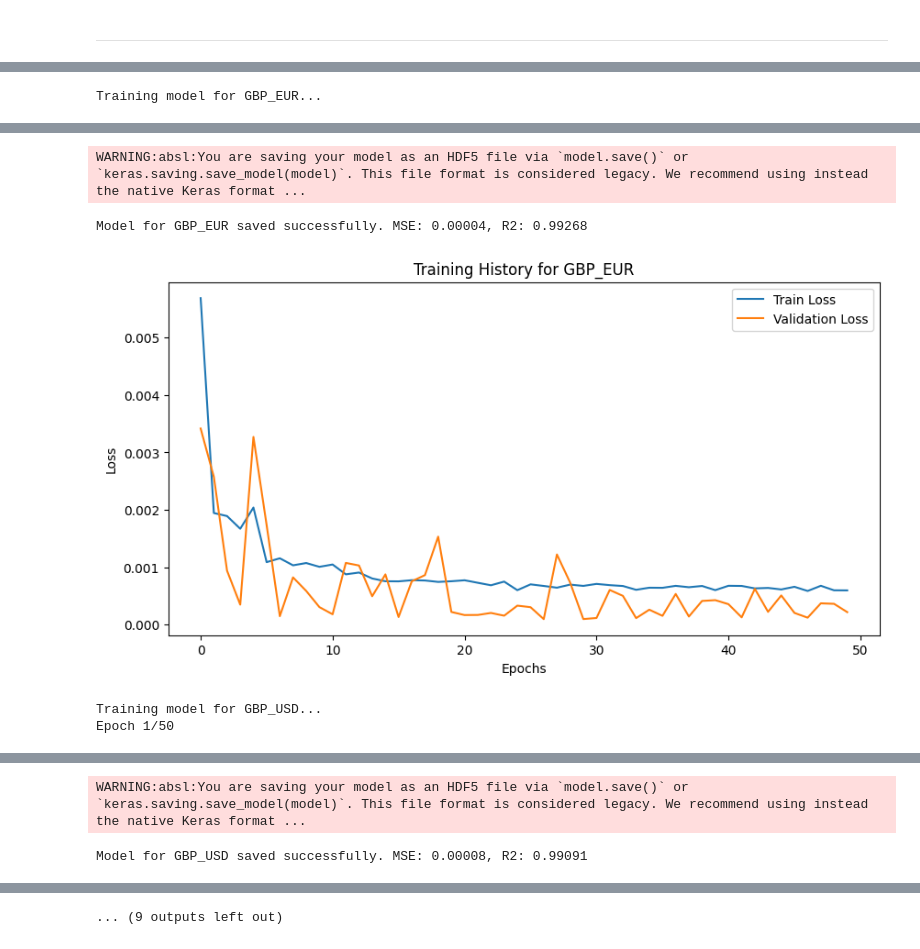
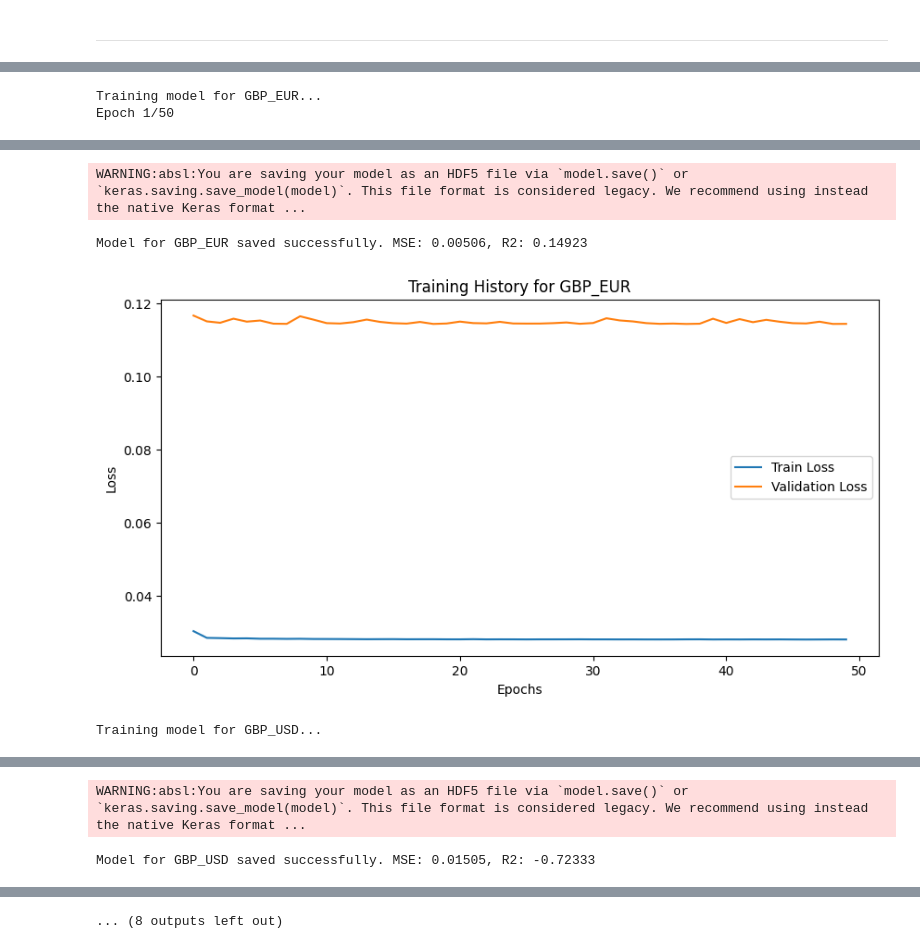
Before and after one commit to Koshaliya/currency-rate-prediction, a Jupyter notebook: python-notebooks/Currency_model_with_depositRate.ipynb, the cells around one changed output, grey strips where cells are left out. Cells and saved outputs as stored; diff of their text form; code cells hidden in the pictures.

```diff
--- a/python-notebooks/Currency_model_with_depositRate.ipynb
+++ b/python-notebooks/Currency_model_with_depositRate.ipynb
@@ -123,22 +131,20 @@ plt.show()
 # %%
 def prepare_data(currency, window_size=60):
-    """Load and preprocess currency data with deposit rate as an additional feature."""
+    """Load and preprocess currency data."""
     data = plot_df.copy()
     data['Date'] = pd.to_datetime(data['Date'])
     data.set_index('Date', inplace=True)
     data.fillna(method='ffill', inplace=True)  # Forward fill missing values
 
-    # Scale both currency and deposit rate
     scaler = MinMaxScaler()
-    scaled_data = scaler.fit_transform(data[[currency, 'Deposit rate']])  # Two columns now
+    scaled_data = scaler.fit_transform(data[[currency, 'Deposit rate']])
     os.makedirs('models2', exist_ok=True)
     joblib.dump(scaler, f'models2/scaler_{currency}.pkl')
 
     X, y = [], []
     for i in range(len(scaled_data) - window_size):
-        # Now each input will be of shape (window_size, 2)
         X.append(scaled_data[i:i + window_size])
-        y.append(scaled_data[i + window_size][0])  # Predict currency only (not deposit rate)
+        y.append(scaled_data[i + window_size])
 
     return np.array(X), np.array(y), scaler, data
 
@@ -170,7 +176,7 @@ def train_and_save_models(window_size=60, epochs=50, batch_size=16):
 
         # Put predictions and actuals into the correct column (currency column = 0)
         dummy_pred[:, 0] = y_pred[:, 0]
-        dummy_actual[:, 0] = y
+        dummy_actual[:, 0] = y[:, 0]
 
         # Inverse transform
         y_pred_inv = scaler.inverse_transform(dummy_pred)[:, 0]  # only take the currency back
@@ -179,6 +185,7 @@ def train_and_save_models(window_size=60, epochs=50, batch_size=16):
 
         mse = mean_squared_error(y_actual_inv, y_pred_inv)
         r2 = r2_score(y_actual_inv, y_pred_inv)
+
         results[currency] = {'MSE': mse, 'R2': r2}
 
         model.save(f'models2/model_{currency}.h5')
@@ -202,3 +209,4 @@ if __name__ == "__main__":
     print("Training Results:", results)
 # %% [output]
 Training model for GBP_EUR...
+Epoch 1/50
@@ -222,5 +230,4 @@ Epoch 50/50
 WARNING:absl:You are saving your model as an HDF5 file via `model.save()` or `keras.saving.save_model(model)`. This file format is considered legacy. We recommend using instead the native Keras format ...
-Model for GBP_EUR saved successfully. MSE: 0.00004, R2: 0.99268
+Model for GBP_EUR saved successfully. MSE: 0.00506, R2: 0.14923
-[figure, old version]
+[figure, new version]
 Training model for GBP_USD...
-Epoch 1/50
@@ -244,2 +251,2 @@ Epoch 50/50
 WARNING:absl:You are saving your model as an HDF5 file via `model.save()` or `keras.saving.save_model(model)`. This file format is considered legacy. We recommend using instead the native Keras format ...
-Model for GBP_USD saved successfully. MSE: 0.00008, R2: 0.99091
+Model for GBP_USD saved successfully. MSE: 0.01505, R2: -0.72333
@@ -266,4 +272,4 @@ Epoch 50/50
-... (9 outputs left out)
+... (8 outputs left out)
 # %%
 def load_model_and_predict(currency, start_date=None, end_date=None, window_size=60):
     """Load LSTM model and predict future currency rates using deposit rate as input feature."""
```
Also changed, not shown: parts of 16 cells of this notebook.
